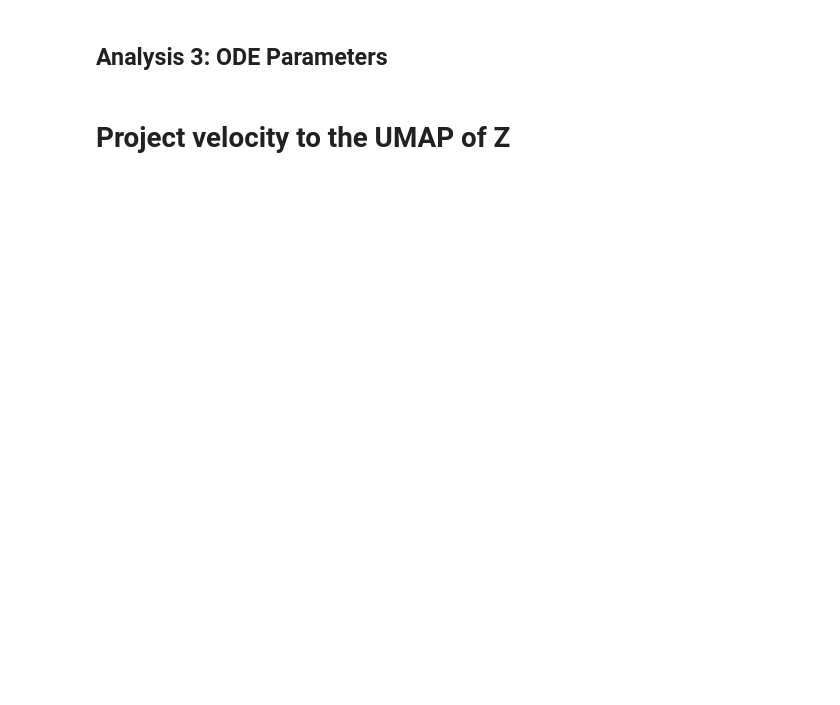
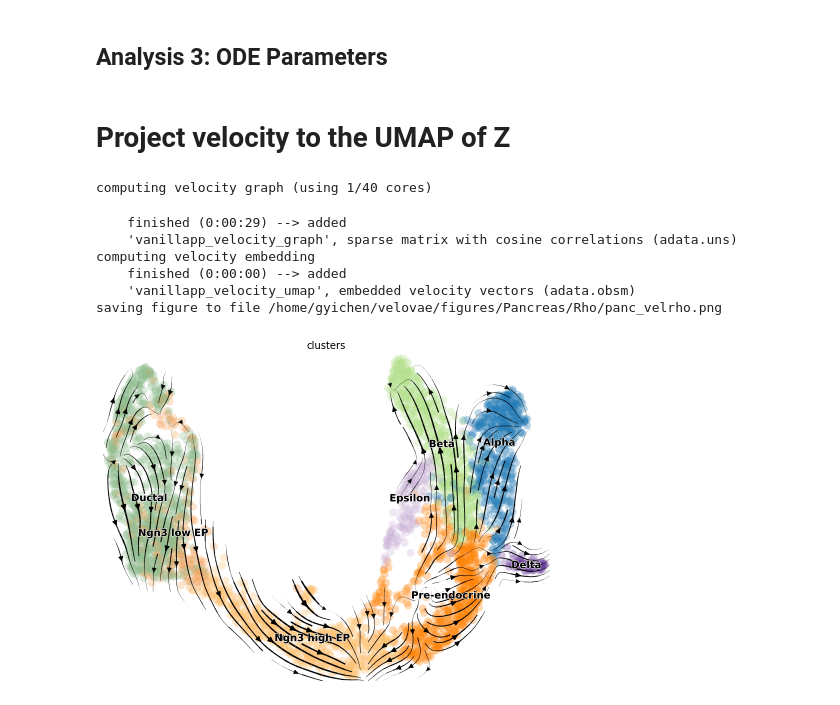
Before and after one commit to welch-lab/VeloVAE, a Jupyter notebook: notebooks/example_vanillapp.ipynb, the cells around one changed output. Saved outputs shown, nothing was run; the diff lists cells and outputs as text; code cells hidden in the pictures; blank space fills up the shorter version.

```diff
--- a/notebooks/example_vanillapp.ipynb
+++ b/notebooks/example_vanillapp.ipynb
@@ -305,8 +326,18 @@ ax.legend(bbox_to_anchor=(1.05,1.0), loc='upper left')
 fig.show()
 fig.savefig(figure_path+f'/{name}_rho_vel.png', bbox_inches='tight')
 # %%
-scv.tl.velocity_graph(adata, vkey=f'{key}_velocity', basis='umap')
-scv.tl.velocity_embedding(adata, vkey=f'{key}_velocity', basis='umap')
-scv.pl.velocity_embedding_stream(adata, vkey=f'{key}_velocity', basis='umap', figsize=(8,6), save=figure_path+f'/panc_velrho.png')
+key='vanillapp'
+scv.tl.velocity_graph(adata, vkey=f'{key}_velocity')
+scv.tl.velocity_embedding(adata, vkey=f'{key}_velocity')
+scv.pl.velocity_embedding_stream(adata, vkey=f'{key}_velocity', figsize=(8,6), save=figure_path+f'/panc_velrho.png')
+# %% [output]
+computing velocity graph (using 1/40 cores)
+    finished (0:00:29) --> added
+    'vanillapp_velocity_graph', sparse matrix with cosine correlations (adata.uns)
+computing velocity embedding
+    finished (0:00:00) --> added
+    'vanillapp_velocity_umap', embedded velocity vectors (adata.obsm)
+saving figure to file /home/gyichen/velovae/figures/Pancreas/Rho/panc_velrho.png
+[figure, added]
 # %%
 torch.nn.functional.one_hot(np.array([0,2,3]), 5)
```
Also changed, not shown: parts of 8 cells of this notebook.
